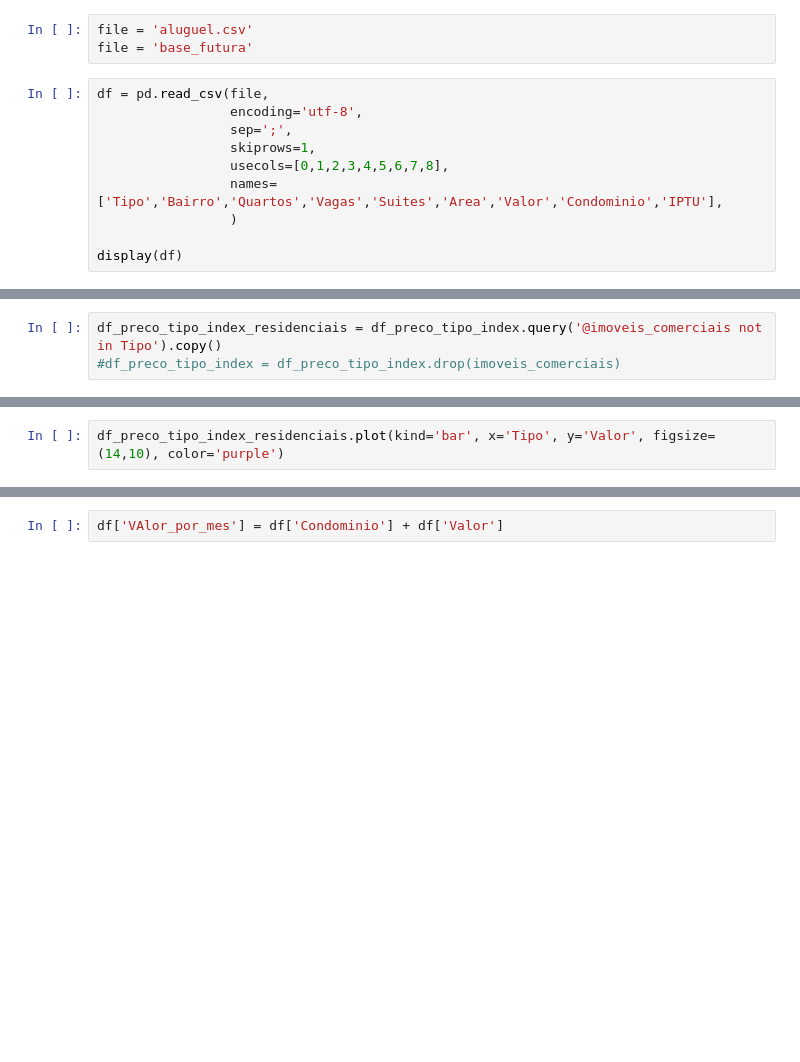
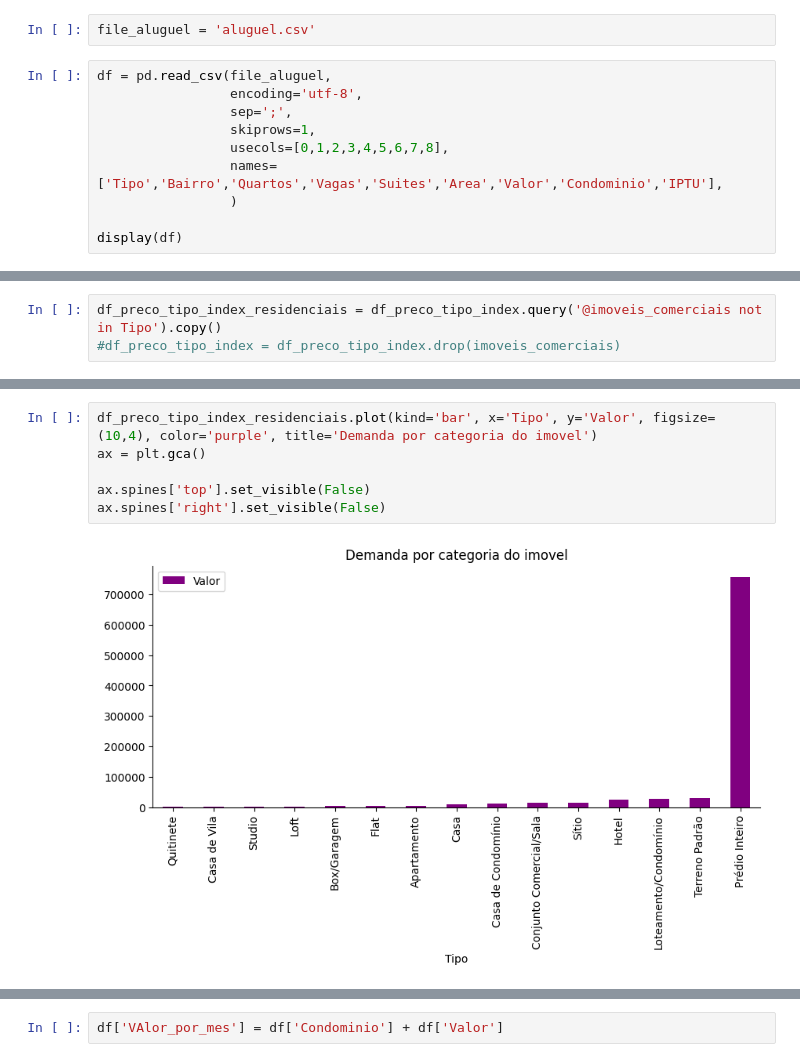
Before and after one commit to LaraGSilva/Analise-Exploratoria-Imoveis, a Jupyter notebook: script.ipynb, the cells around one changed output, grey strips where cells are left out. Drawn from its saved outputs; the diff is of its cells as text; blank space fills up the shorter version.

```diff
--- a/script.ipynb
+++ b/script.ipynb
@@ -5,8 +6,7 @@ import numpy as np
 # %%
-file = 'aluguel.csv'
-file = 'base_futura'
+file_aluguel = 'aluguel.csv'
 # %%
-df = pd.read_csv(file,
+df = pd.read_csv(file_aluguel,
                  encoding='utf-8',
                  sep=';',
                  skiprows=1,
@@ -118,4 +402,10 @@ df_preco_tipo_index_residenciais
 # %%
-df_preco_tipo_index_residenciais.plot(kind='bar', x='Tipo', y='Valor', figsize=(14,10), color='purple')
+df_preco_tipo_index_residenciais.plot(kind='bar', x='Tipo', y='Valor', figsize=(10,4), color='purple', title='Demanda por categoria do imovel')
+ax = plt.gca()
+
+ax.spines['top'].set_visible(False)
+ax.spines['right'].set_visible(False)
+# %% [output]
+[figure, added]
 # %%
 df_preco_tipo_index_residenciais['Tipo'].value_counts()
```
Also changed, not shown: parts of 29 cells of this notebook, 4 other files.
